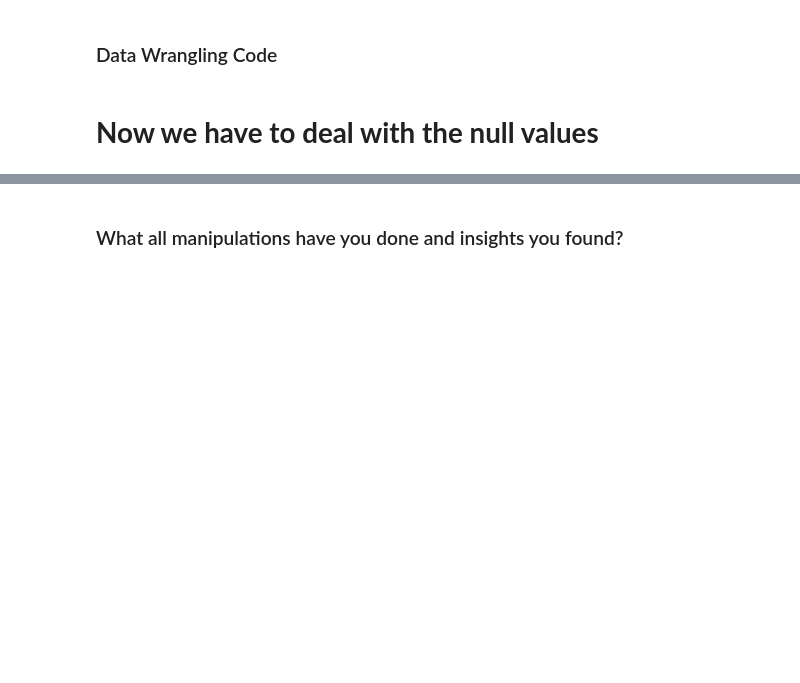
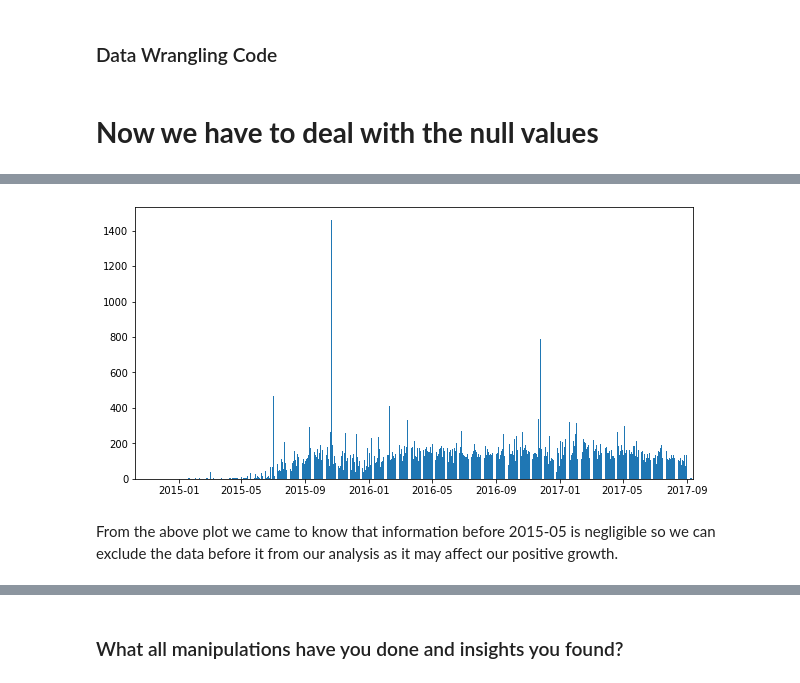
Before and after one commit to CoderSumanesh/Hotel-Booking-Analysis, a Jupyter notebook: hotel_booking_analysis.ipynb, the cells around one changed output, grey strips where cells are left out. Cells and saved outputs as stored; diff of their text form; code cells hidden in the pictures; blank space fills up the shorter version.

```diff
--- a/hotel_booking_analysis.ipynb
+++ b/hotel_booking_analysis.ipynb
@@ -432,3 +436,6 @@ new_df[['agent', 'company']] = new_df[['agent', 'company']].fillna(0.0)
 #Replacing the missing values of column children with their mean value
 new_df['children'].mean()
 new_df['children'].fillna(round(new_df['children'].mean()), inplace=True)
+# %%
+#Replacing the null values of column country with mode.
+new_df['country'].fillna(new_df['country'].mode().to_string(), inplace=True)
@@ -434,0 +444,2 @@ new_df['children'].fillna(round(new_df['children'].mean()), inplace=True)
+# %%
+new_df = new_df.drop(new_df[(new_df.adults + new_df.babies + new_df.children)==0].index)
@@ -434,0 +462,22 @@ new_df['children'].fillna(round(new_df['children'].mean()), inplace=True)
+# %%
+# To check the distribution of data points we can use a countplot
+
+# Converting the date column in 'df' to a datetime data type using pd.to_datetime() function.
+new_df['reservation_status_date'] = pd.to_datetime(df['reservation_status_date'])
+
+# Count the number of values by reservation status date
+count = new_df['reservation_status_date'].value_counts()
+
+# Set the figure size
+plt.figure(figsize=(10,5))
+
+# Limit the x axis for better visualization
+plt.xlim(pd.Timestamp('2014-10-10'), pd.Timestamp('2017-09-14'))
+
+# Plot the bar plot
+plt.bar(count.index, count.values)
+plt.show()
+# %% [output]
+[figure, added]
+# %% [markdown]
+From the above plot we came to know that information before 2015-05 is negligible so we can exclude the data before it from our analysis as it may affect our positive growth.
```
Also changed, not shown: parts of 30 cells of this notebook.
